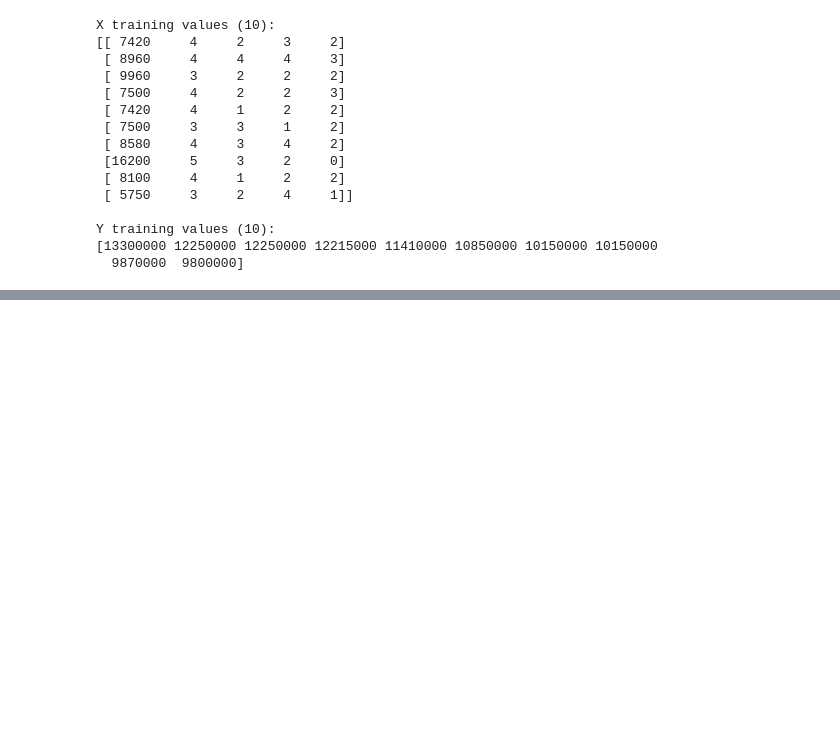
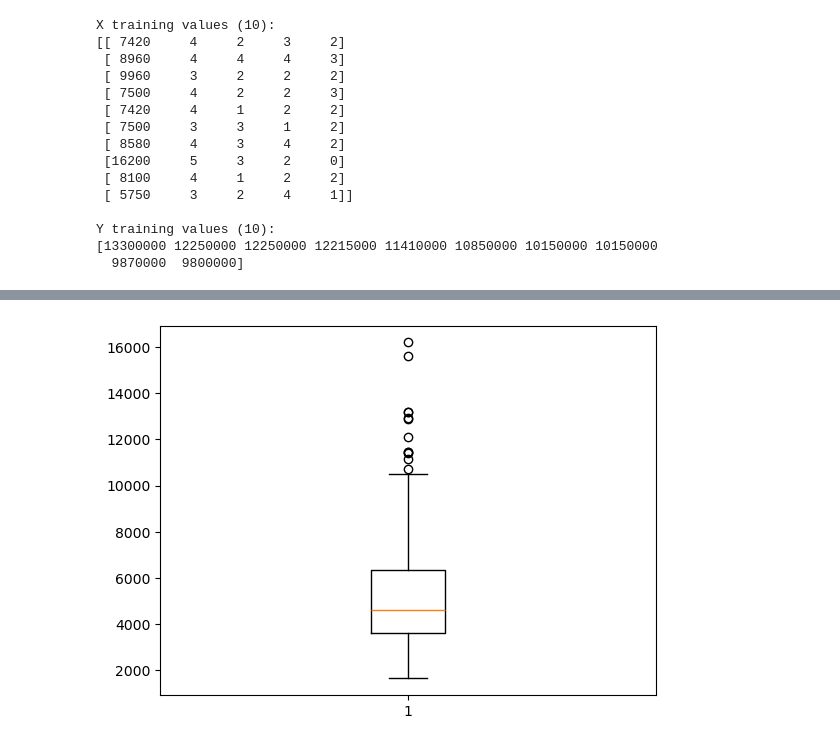
Before and after one commit to OriElbaz/housing-price-predictor, a Jupyter notebook: notebooks/01_implementation.ipynb, the cells around one changed output, grey strips where cells are left out. Saved outputs shown, nothing was run; the diff lists cells and outputs as text; code cells hidden in the pictures; blank space fills up the shorter version.

```diff
--- a/notebooks/01_implementation.ipynb
+++ b/notebooks/01_implementation.ipynb
@@ -82,0 +93,5 @@ NameError: name 'p' is not defined
+# %%
+ax2 = plt.boxplot(df['area'])
+plt.show()
+# %% [output]
+[figure, added]
```
Also changed, not shown: parts of 6 cells of this notebook.
